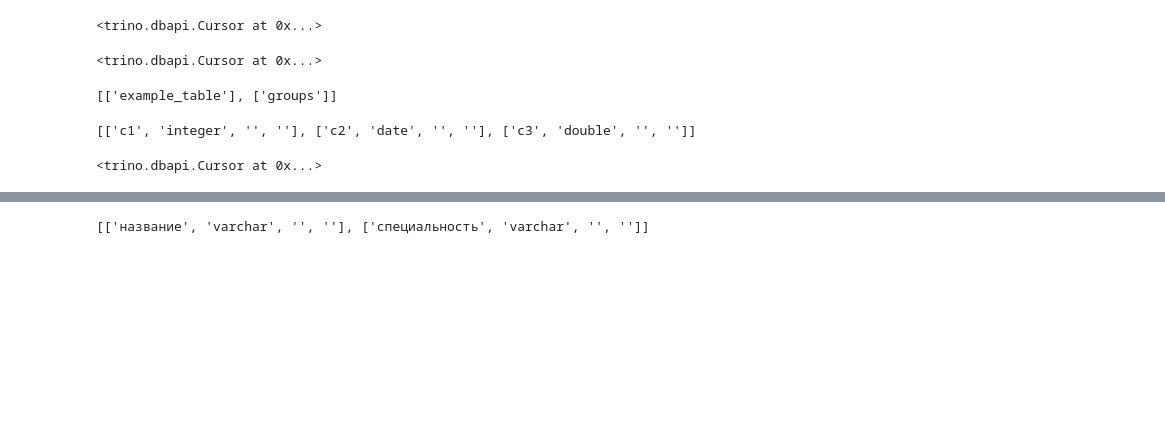
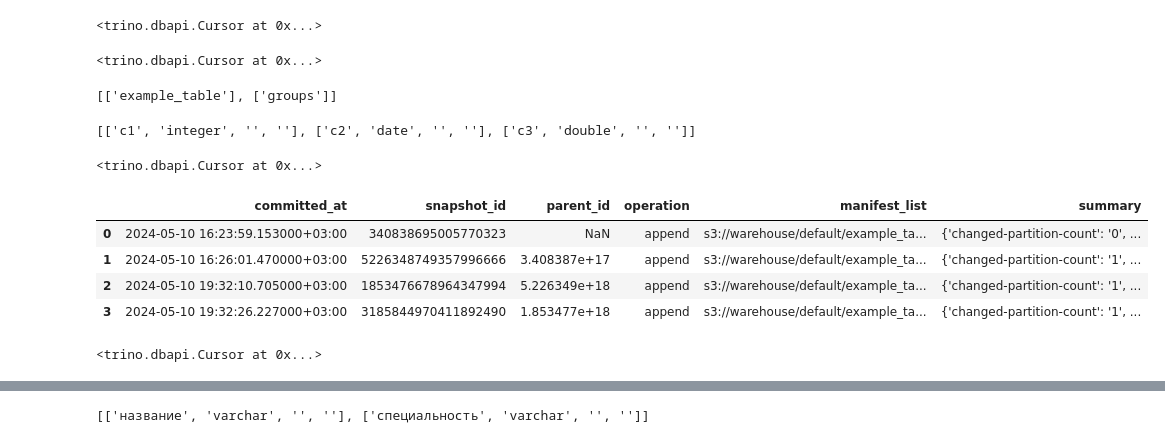
Before and after one commit to descenty/big-data-6-sem, a Jupyter notebook: datasets/trino.ipynb, the cells around one changed output, grey strips where cells are left out. Drawn from its saved outputs; the diff is of its cells as text; code cells hidden in the pictures; blank space fills up the shorter version.

Commit message:
add trino

```diff
--- a/datasets/trino.ipynb
+++ b/datasets/trino.ipynb
@@ -5,7 +5,7 @@ conn: Connection = connect(
     host="87.242.86.99",
     port="8081",
     user="admin",
-    catalog="rest_backend",
+    catalog="iceberg",
     schema="default",
 )
 cur = conn.cursor()
@@ -46,2 +46,17 @@ cur.execute("INSERT INTO iceberg.default.example_table VALUES (1, DATE '2021-01-
 # %% [output]
 <trino.dbapi.Cursor at 0x...>
+# %%
+import pandas as pd
+cur.execute('SELECT * FROM "example_table$snapshots"')
+table = pd.DataFrame(cur.fetchall(), columns=[i[0] for i in cur.description])
+table
+# %% [output]
+|  | committed_at | snapshot_id | parent_id | operation | manifest_list | summary |
+| 0 | 2024-05-10 16:23:59.153000+03:00 | 340838695005770323 | NaN | append | s3://warehouse/default/example_ta... | {'changed-partition-count': '0', ... |
+| 1 | 2024-05-10 16:26:01.470000+03:00 | 5226348749357996666 | 3.408387e+17 | append | s3://warehouse/default/example_ta... | {'changed-partition-count': '1', ... |
+| 2 | 2024-05-10 19:32:10.705000+03:00 | 1853476678964347994 | 5.226349e+18 | append | s3://warehouse/default/example_ta... | {'changed-partition-count': '1', ... |
+| 3 | 2024-05-10 19:32:26.227000+03:00 | 3185844970411892490 | 1.853477e+18 | append | s3://warehouse/default/example_ta... | {'changed-partition-count': '1', ... |
+# %%
+cur.execute("CALL iceberg.system.rollback_to_snapshot('default', 'example_table', 3185844970411892490)")
+# %% [output]
+<trino.dbapi.Cursor at 0x...>
```
Also changed, not shown: parts of 6 cells of this notebook, 4 other files.
